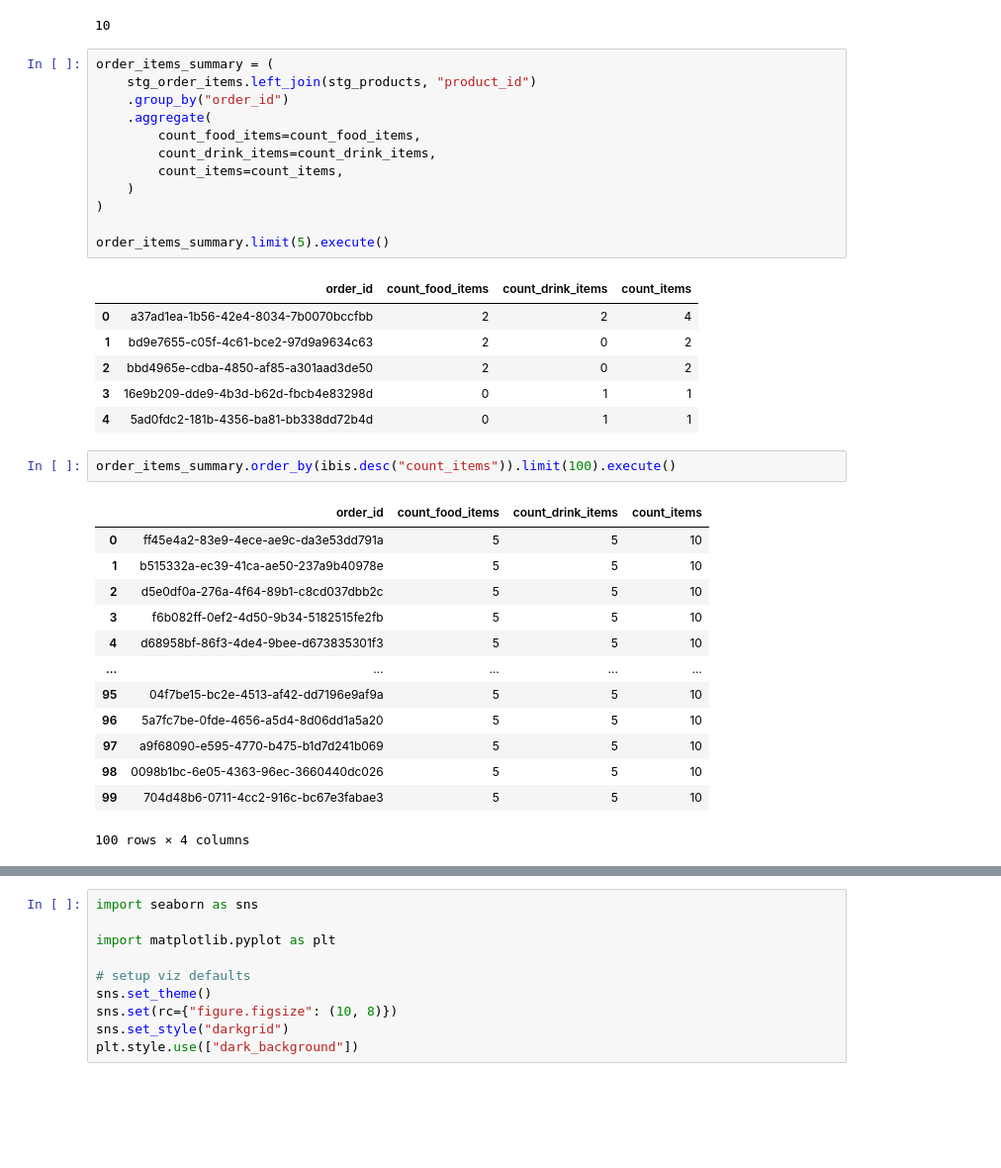
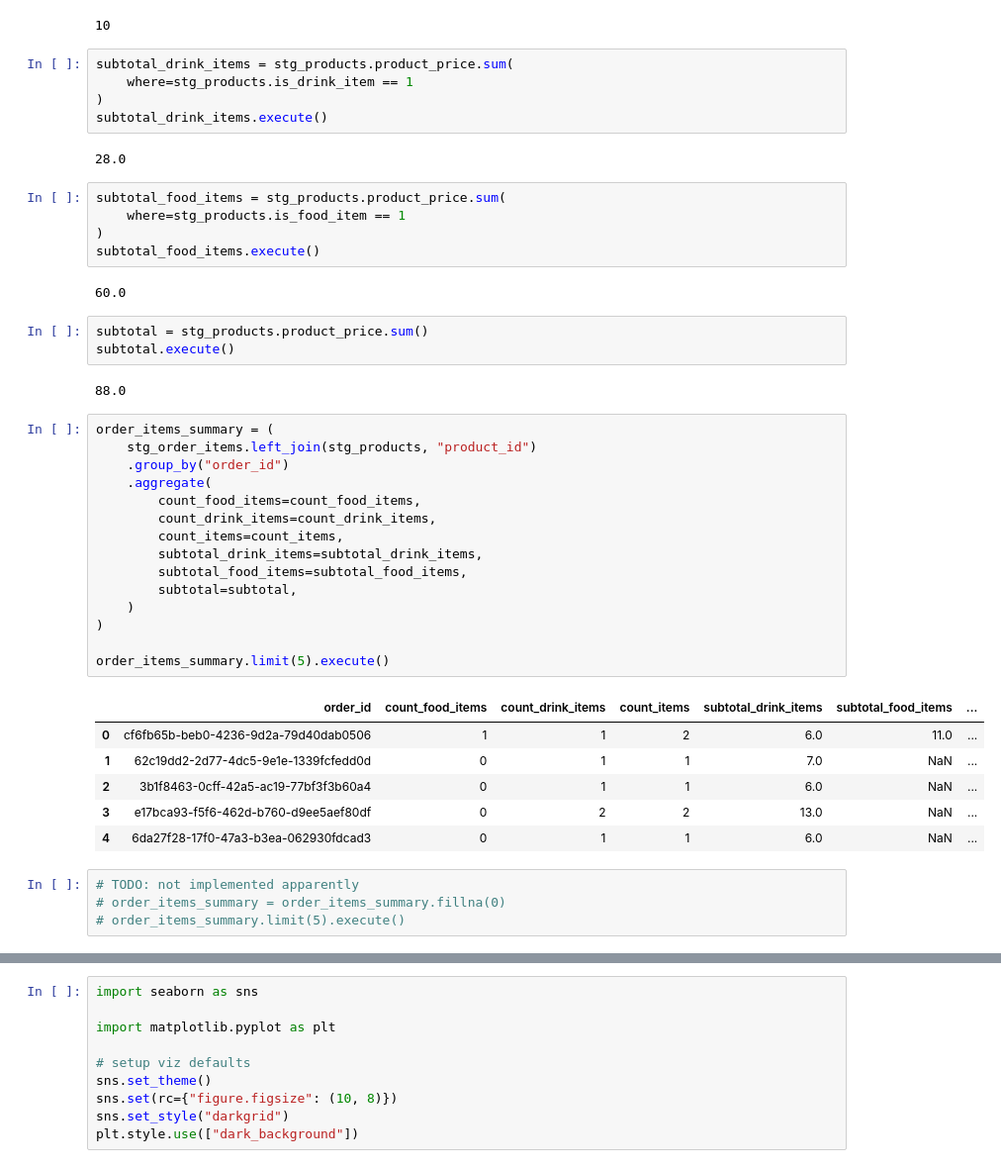
Before and after one commit to dbt-labs/dbt-demo-data, a Jupyter notebook: ibis.ipynb, the cells around one changed output, grey strips where cells are left out. Shown: that part at 99% size. Drawn from its saved outputs; the diff is of its cells as text; blank space fills up the shorter version.

```diff
--- a/ibis.ipynb
+++ b/ibis.ipynb
@@ -356,38 +184,48 @@ count_items = stg_products.product_id.count()
 count_items.execute()
 # %% [output]
 10
+# %%
+subtotal_drink_items = stg_products.product_price.sum(
+    where=stg_products.is_drink_item == 1
+)
+subtotal_drink_items.execute()
+# %% [output]
+28.0
+# %%
+subtotal_food_items = stg_products.product_price.sum(
+    where=stg_products.is_food_item == 1
+)
+subtotal_food_items.execute()
+# %% [output]
+60.0
+# %%
+subtotal = stg_products.product_price.sum()
+subtotal.execute()
+# %% [output]
+88.0
 # %%
 order_items_summary = (
     stg_order_items.left_join(stg_products, "product_id")
     .group_by("order_id")
     .aggregate(
         count_food_items=count_food_items,
         count_drink_items=count_drink_items,
         count_items=count_items,
+        subtotal_drink_items=subtotal_drink_items,
+        subtotal_food_items=subtotal_food_items,
+        subtotal=subtotal,
     )
 )
 
 order_items_summary.limit(5).execute()
 # %% [output]
-|  | order_id | count_food_items | count_drink_items | count_items |
-| 0 | a37ad1ea-1b56-42e4-8034-7b0070bccfbb | 2 | 2 | 4 |
-| 1 | bd9e7655-c05f-4c61-bce2-97d9a9634c63 | 2 | 0 | 2 |
-| 2 | bbd4965e-cdba-4850-af85-a301aad3de50 | 2 | 0 | 2 |
-| 3 | 16e9b209-dde9-4b3d-b62d-fbcb4e83298d | 0 | 1 | 1 |
-| 4 | 5ad0fdc2-181b-4356-ba81-bb338dd72b4d | 0 | 1 | 1 |
+|  | order_id | count_food_items | count_drink_items | count_items | subtotal_drink_items | subtotal_food_items | ... |
+| 0 | cf6fb65b-beb0-4236-9d2a-79d40dab0506 | 1 | 1 | 2 | 6.0 | 11.0 | ... |
+| 1 | 62c19dd2-2d77-4dc5-9e1e-1339fcfedd0d | 0 | 1 | 1 | 7.0 | NaN | ... |
+| 2 | 3b1f8463-0cff-42a5-ac19-77bf3f3b60a4 | 0 | 1 | 1 | 6.0 | NaN | ... |
+| 3 | e17bca93-f5f6-462d-b760-d9ee5aef80df | 0 | 2 | 2 | 13.0 | NaN | ... |
+| 4 | 6da27f28-17f0-47a3-b3ea-062930fdcad3 | 0 | 1 | 1 | 6.0 | NaN | ... |
-# %%
-order_items_summary.order_by(ibis.desc("count_items")).limit(100).execute()
-# %% [output]
-|  | order_id | count_food_items | count_drink_items | count_items |
-| 0 | ff45e4a2-83e9-4ece-ae9c-da3e53dd791a | 5 | 5 | 10 |
-| 1 | b515332a-ec39-41ca-ae50-237a9b40978e | 5 | 5 | 10 |
-| 2 | d5e0df0a-276a-4f64-89b1-c8cd037dbb2c | 5 | 5 | 10 |
-| 3 | f6b082ff-0ef2-4d50-9b34-5182515fe2fb | 5 | 5 | 10 |
-| 4 | d68958bf-86f3-4de4-9bee-d673835301f3 | 5 | 5 | 10 |
-| ... | ... | ... | ... | ... |
-| 95 | 04f7be15-bc2e-4513-af42-dd7196e9af9a | 5 | 5 | 10 |
-| 96 | 5a7fc7be-0fde-4656-a5d4-8d06dd1a5a20 | 5 | 5 | 10 |
-| 97 | a9f68090-e595-4770-b475-b1d7d241b069 | 5 | 5 | 10 |
-| 98 | 0098b1bc-6e05-4363-96ec-3660440dc026 | 5 | 5 | 10 |
-| 99 | 704d48b6-0711-4cc2-916c-bc67e3fabae3 | 5 | 5 | 10 |
-100 rows × 4 columns
+# %%
+# TODO: not implemented apparently
+# order_items_summary = order_items_summary.fillna(0)
+# order_items_summary.limit(5).execute()
```
Also changed, not shown: parts of 21 cells of this notebook.
